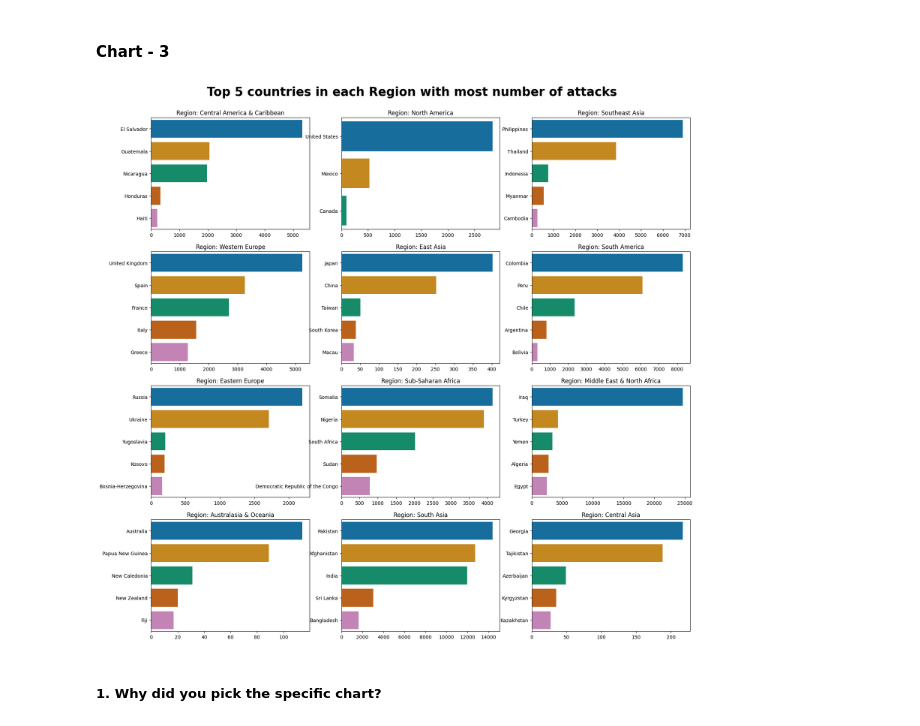
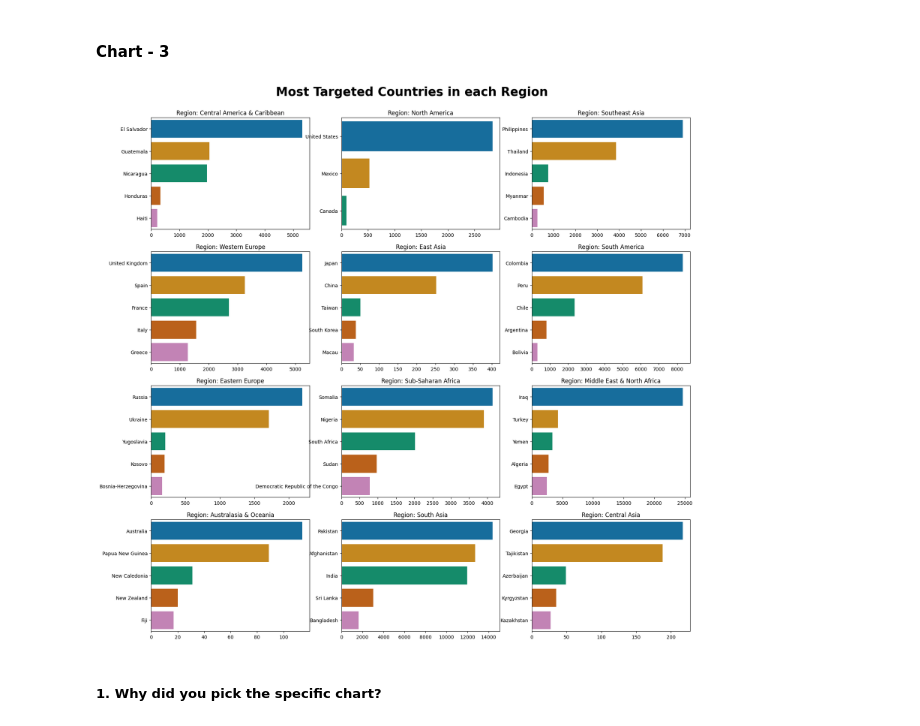
Before and after one commit to Mansi67/Global_Terrorism_Dataset_EDA, a Jupyter notebook: Global_Terrorism_Dataset_EDA.ipynb, the cells around one changed output. Saved outputs shown, nothing was run; the diff lists cells and outputs as text; code cells hidden in the pictures.

```diff
--- a/Global_Terrorism_Dataset_EDA.ipynb
+++ b/Global_Terrorism_Dataset_EDA.ipynb
@@ -288,6 +288,3 @@ Answer Here.
 ## ***4. Data Vizualization, Storytelling & Experimenting with charts : Understand the relationships between variables***
 # %% [markdown]
 #### Chart - 1
-# %%
-sns.set_context("paper")
-sns.color_palette("rocket")
@@ -358,22 +353,22 @@ Answer Here
 # %%
 fig, axes = plt.subplots(4, 3, figsize=(20,18))
 fig.subplots_adjust(top=0.93)
-plt.suptitle("Top 5 countries in each Region with most number of attacks",  fontsize = 25, fontweight="bold")
+plt.suptitle("Most Targeted Countries in each Region",  fontsize = 15, fontweight="bold")
 i=0
 j=0
 flag=0
 for value in df['Region'].unique():
   x=df[df['Region']==value].groupby('Country')['eventid'].count().sort_values(ascending=False)[0:5]
   ax=sns.barplot(ax=axes[i,j],x = x.values, y = x.index,palette='colorblind', orient='h', ).set(title='Region: {}'.format(value),ylabel=None)
   j+=1
   flag+=1
   if j>2 and flag<12:
     i+=1
     j=0
 
 plt.show()
 # %% [output]
-[figure, old version]
+[figure, new version]
 # %% [markdown]
 ##### 1. Why did you pick the specific chart?
 # %% [markdown]
```
Also changed, not shown: parts of 34 cells of this notebook.
